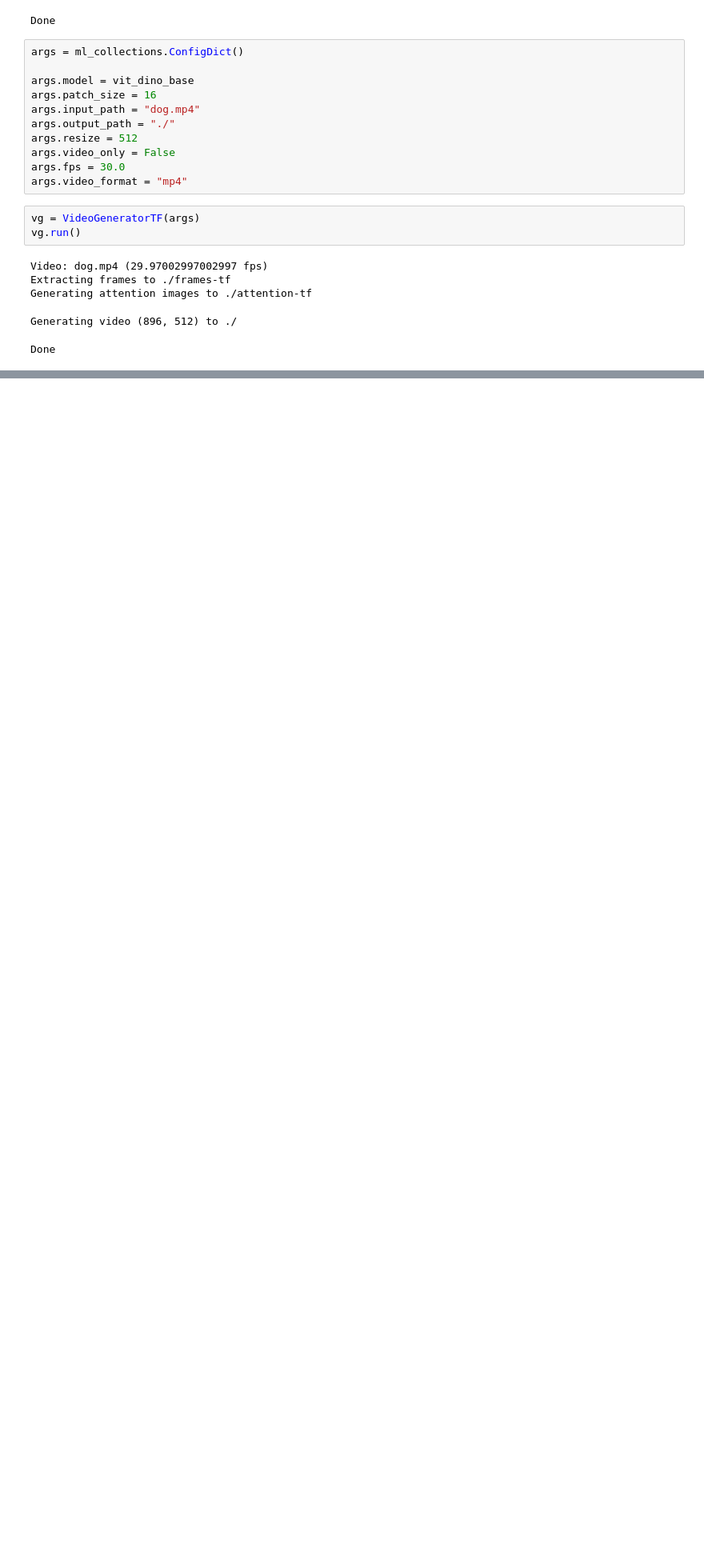
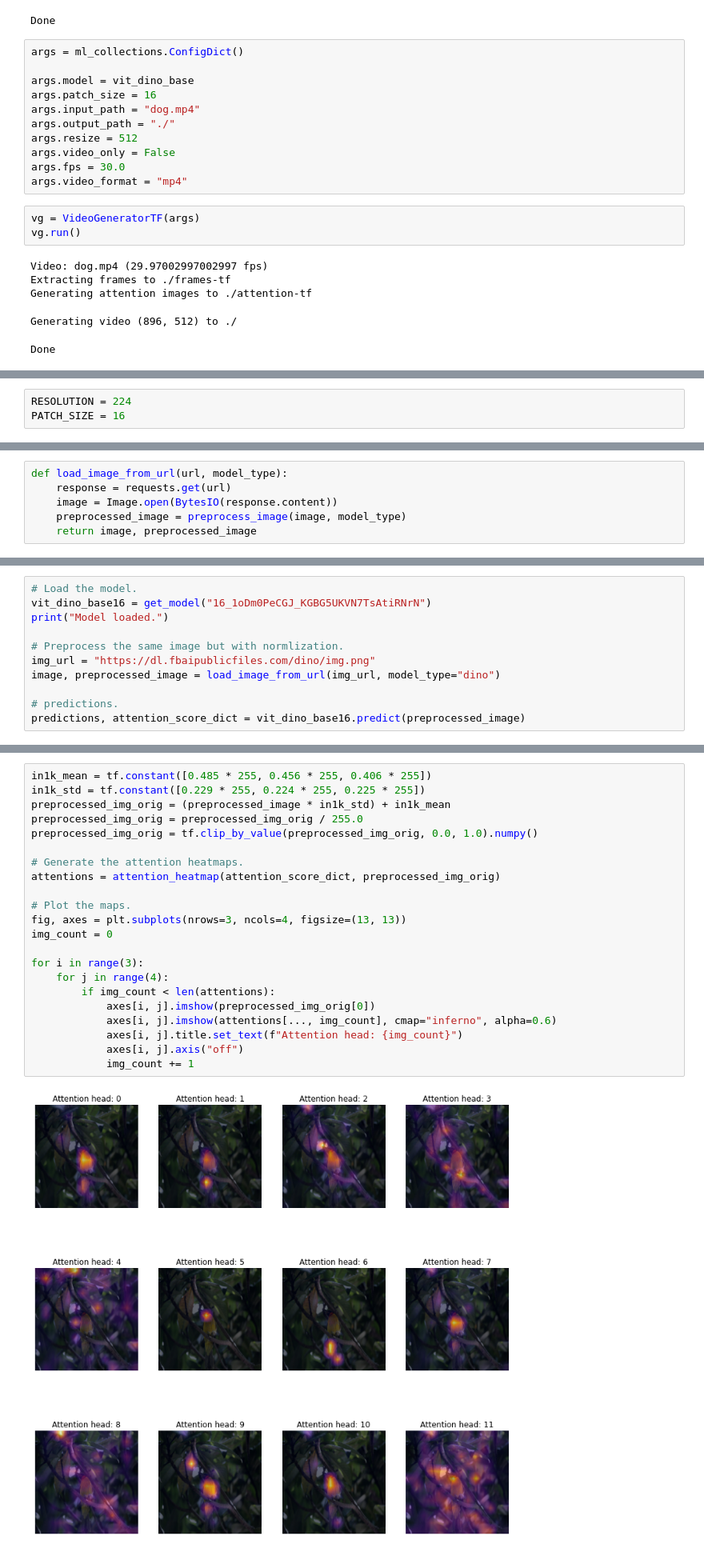
Before and after one commit to abhilashreddys/Explaining-Vision-Transformers, a Jupyter notebook: ExplainViT.ipynb, the cells around one changed output, grey strips where cells are left out. Shown at 80% size. Drawn from its saved outputs; the diff is of its cells as text; blank space fills up the shorter version.

```diff
--- a/ExplainViT.ipynb
+++ b/ExplainViT.ipynb
@@ -486,0 +510,3 @@ Done
+# %%
+RESOLUTION = 224
+PATCH_SIZE = 16
@@ -486,0 +538,6 @@ Done
+# %%
+def load_image_from_url(url, model_type):
+    response = requests.get(url)
+    image = Image.open(BytesIO(response.content))
+    preprocessed_image = preprocess_image(image, model_type)
+    return image, preprocessed_image
@@ -486,0 +569,11 @@ Done
+# %%
+# Load the model.
+vit_dino_base16 = get_model("16_1oDm0PeCGJ_KGBG5UKVN7TsAtiRNrN")
+print("Model loaded.")
+
+# Preprocess the same image but with normlization.
+img_url = "https://dl.fbaipublicfiles.com/dino/img.png"
+image, preprocessed_image = load_image_from_url(img_url, model_type="dino")
+
+# predictions.
+predictions, attention_score_dict = vit_dino_base16.predict(preprocessed_image)
@@ -486,0 +611,24 @@ Done
+# %%
+in1k_mean = tf.constant([0.485 * 255, 0.456 * 255, 0.406 * 255])
+in1k_std = tf.constant([0.229 * 255, 0.224 * 255, 0.225 * 255])
+preprocessed_img_orig = (preprocessed_image * in1k_std) + in1k_mean
+preprocessed_img_orig = preprocessed_img_orig / 255.0
+preprocessed_img_orig = tf.clip_by_value(preprocessed_img_orig, 0.0, 1.0).numpy()
+
+# Generate the attention heatmaps.
+attentions = attention_heatmap(attention_score_dict, preprocessed_img_orig)
+
+# Plot the maps.
+fig, axes = plt.subplots(nrows=3, ncols=4, figsize=(13, 13))
+img_count = 0
+
+for i in range(3):
+    for j in range(4):
+        if img_count < len(attentions):
+            axes[i, j].imshow(preprocessed_img_orig[0])
+            axes[i, j].imshow(attentions[..., img_count], cmap="inferno", alpha=0.6)
+            axes[i, j].title.set_text(f"Attention head: {img_count}")
+            axes[i, j].axis("off")
+            img_count += 1
+# %% [output]
+[figure, added]
```
Also changed, not shown: parts of 14 cells of this notebook.
